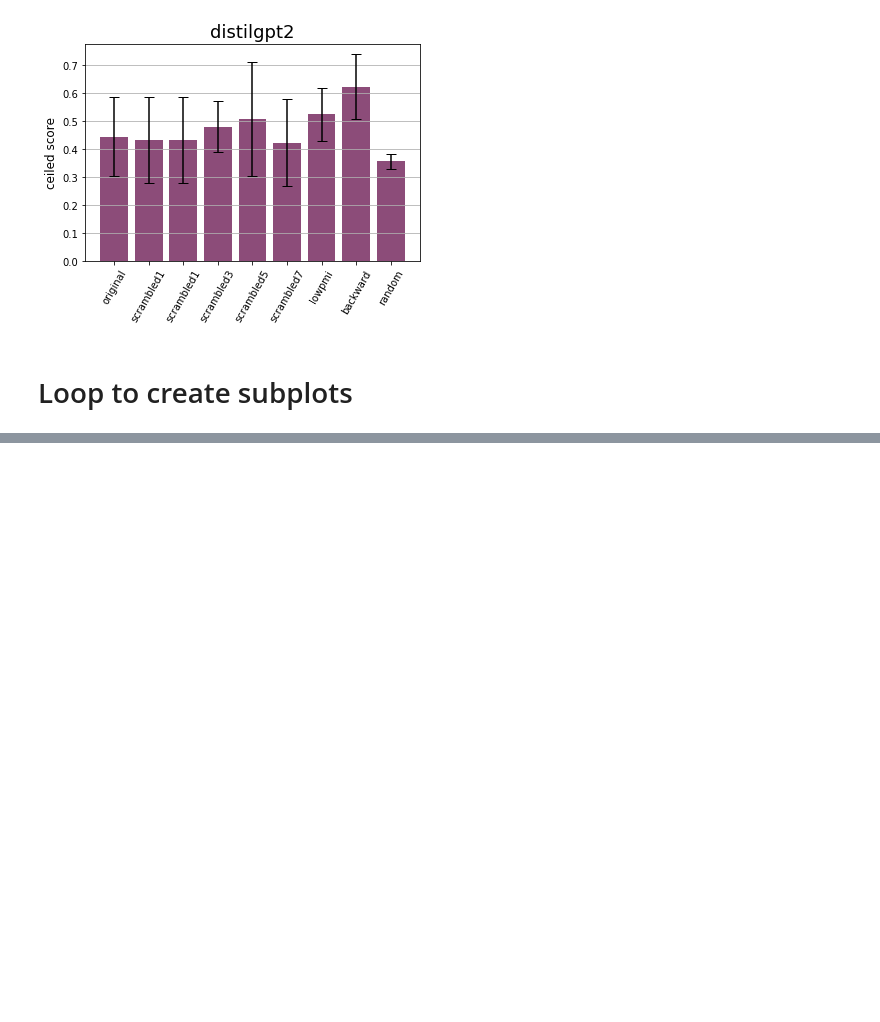
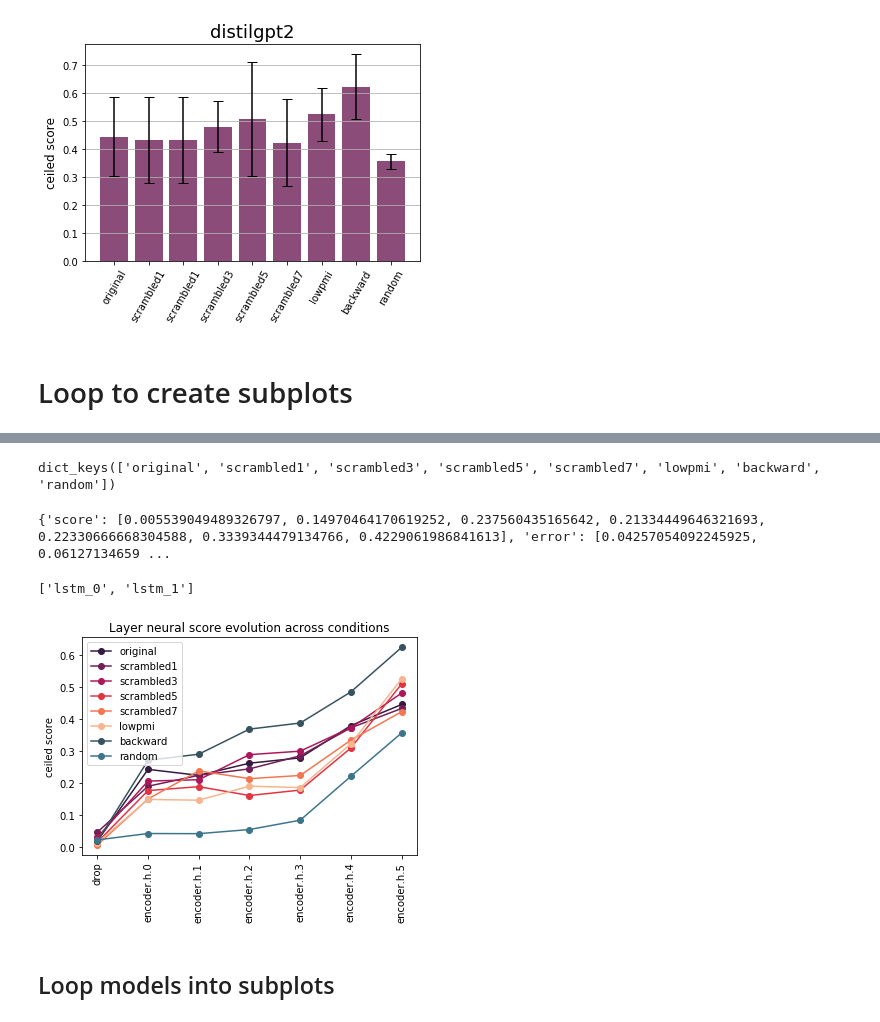
Before and after one commit to eghbalhosseini/neural-nlp-1, a Jupyter notebook: neural_nlp/analyze/neural-scrambled/match-to-brain.ipynb, the cells around one changed output, grey strips where cells are left out. Cells and saved outputs as stored; diff of their text form; code cells hidden in the pictures; blank space fills up the shorter version.

```diff
--- a/neural_nlp/analyze/neural-scrambled/match-to-brain.ipynb
+++ b/neural_nlp/analyze/neural-scrambled/match-to-brain.ipynb
@@ -194,0 +219,57 @@ get_subplots_loop(['glove','lm_1b','distilgpt2'])
+# %%
+distilgpt2_score_dict = get_score_dict('distilgpt2')
+# %%
+print(distilgpt2_score_dict.keys())
+# %% [output]
+dict_keys(['original', 'scrambled1', 'scrambled3', 'scrambled5', 'scrambled7', 'lowpmi', 'backward', 'random'])
+# %%
+print(distilgpt2_score_dict['scrambled7'])
+# %% [output]
+{'score': [0.005539049489326797, 0.14970464170619252, 0.237560435165642, 0.21334449646321693, 0.22330666668304588, 0.3339344479134766, 0.4229061986841613], 'error': [0.04257054092245925, 0.06127134659 ...
+# %%
+working_dir2 = "/om2/user/ckauf/.result_caching/neural_nlp.models.wrapper.core.ActivationsExtractorHelper._from_sentences_stored"
+def get_all_layers(model_identifier):
+    """
+    input: model_identifier of model of which we want to find the layers
+    output: np.array of all unique layer identifiers, ordered by position
+    """
+    for ind,filename in enumerate(os.listdir(working_dir2)):
+        if "identifier=" + model_identifier in filename:
+            file = os.path.join(working_dir2,filename)
+            with open(file, 'rb') as f:
+                result = pickle.load(f)
+            result = result['data']
+            layers = np.unique(result.layer)
+            if model_identifier == 'lm_1b':
+                layers = [layer.split('/')[1] for layer in layers]
+            return layers
+            break
+# %%
+get_all_layers('lm_1b')
+# %% [output]
+['lstm_0', 'lstm_1']
+# %%
+def get_layerplot(model_identifier):
+    line_colors = sns.color_palette("rocket") + sns.color_palette("GnBu_d")
+    layers = get_all_layers(model_identifier)
+    score_dict = get_score_dict(model_identifier)
+    fig, ax = plt.subplots()
+
+    x = np.array(layers)
+    counter = 0
+    for key,value in score_dict.items():
+        ax.plot(x,np.array(score_dict[key]['score']), '-o',color=line_colors[counter])
+        counter += 1
+
+    conditions = list(distilgpt2_score_dict.keys())
+
+    ax.set_title('Layer neural score evolution across conditions')
+    ax.legend(conditions)
+    ax.yaxis.set_label_text('ceiled score')
+    plt.xticks(rotation= 90)
+# %%
+get_layerplot('distilgpt2')
+# %% [output]
+[figure, added]
+# %% [markdown]
+## Loop models into subplots
```
Also changed, not shown: parts of 9 cells of this notebook.
